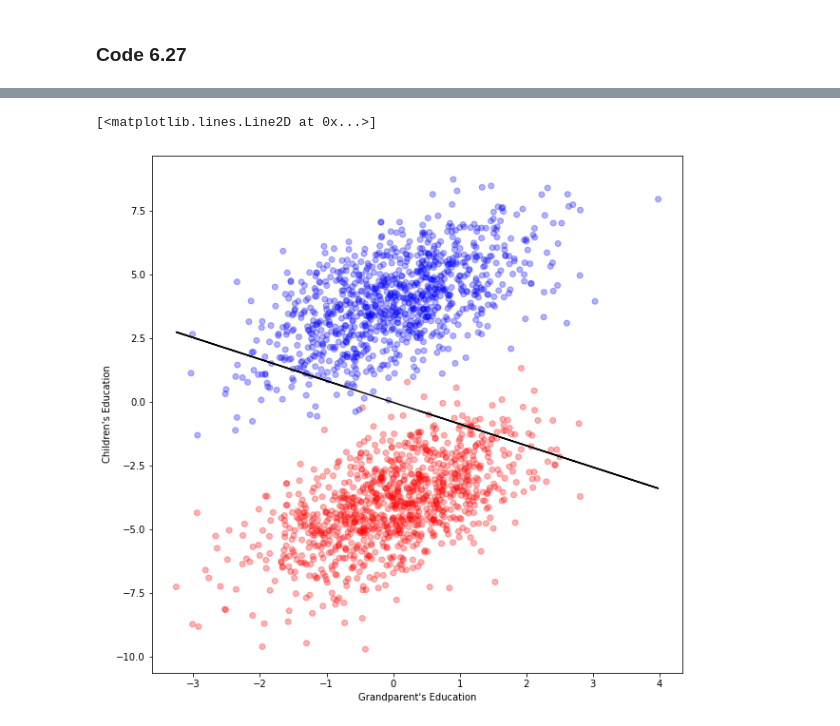
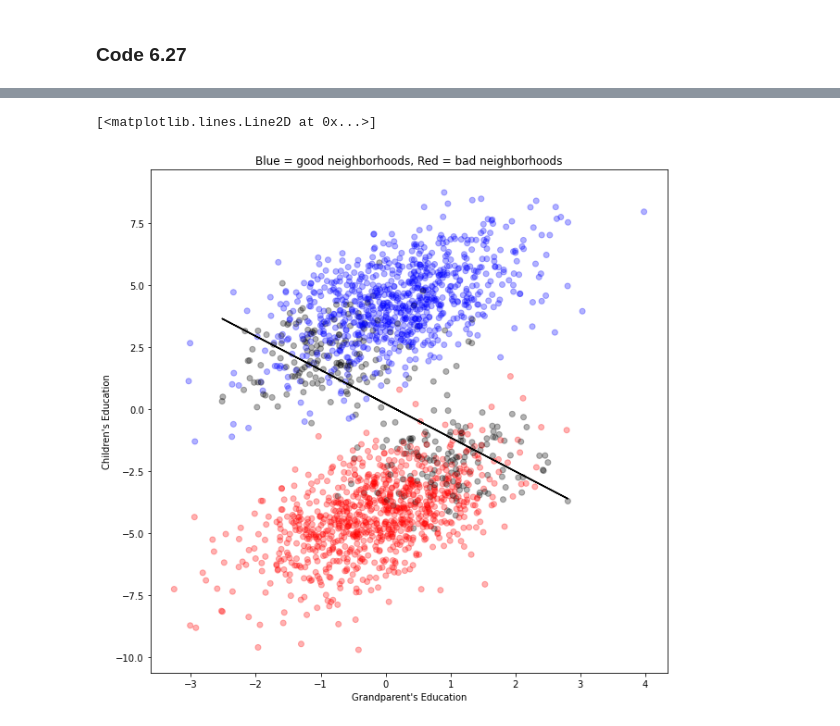
Before and after one commit to somnath1077/statistical_rethinking, a Jupyter notebook: code/ch06/nb03_collider_bias.ipynb, the cells around one changed output, grey strips where cells are left out. Drawn from its saved outputs; the diff is of its cells as text; code cells hidden in the pictures.

```diff
--- a/code/ch06/nb03_collider_bias.ipynb
+++ b/code/ch06/nb03_collider_bias.ipynb
@@ -234,17 +249,34 @@ summary_6_11 = az.summary(trace_6_11, var_names=['a', 'b_GC', 'b_PC', 'sigma'],
 a = summary_6_11.loc['a', 'mean']
 b_GC = summary_6_11.loc['b_GC', 'mean']
 b_PC = summary_6_11.loc['b_PC', 'mean']
+
+quant = df_gp['P'].quantile([0.45, 0.60])
-# %%
-fig, ax = plt.subplots(figsize=(10, 10))
-
-colors = np.where(df_gp['U'] == 1, 'b', 'r')
-ax.scatter(df_gp['G'], df_gp['C'], color=colors, alpha=0.3)
-
-ax.set_xlabel("Grandparent's Education")
-ax.set_ylabel("Children's Education")
-
-
-ax.plot(df_gp['G'], b_GC * df_gp['G'], 'k')
-# %% [output]
-[<matplotlib.lines.Line2D at 0x...>]
-[figure, removed]
+# %%
+lower = quant.loc[0.45, ]
+upper = quant.loc[0.60, ]
+
+df_gp_prime = df_gp[(df_gp['P'] >= lower) & (df_gp['P'] <= upper)]
+
+m, c = np.polyfit(df_gp_prime['G'].values, df_gp_prime['C'].values, deg=1)
+
+fig, ax = plt.subplots(figsize=(10, 10))
+
+# Blue = good neighborhoods, Red = Bad neighborhoods
+colors = np.where(df_gp['U'] == 1, 'b', 'r')
+
+# Get the index where parents have an education between the 45th and 60th percentiles
+c_idx = df_gp[(df_gp['P'] >= lower) & (df_gp['P'] <= upper)].index
+
+# Mark them black
+colors[c_idx] = 'k'
+
+ax.scatter(df_gp['G'], df_gp['C'], color=colors, alpha=0.3)
+
+ax.set_xlabel("Grandparent's Education")
+ax.set_ylabel("Children's Education")
+ax.set_title('Blue = good neighborhoods, Red = bad neighborhoods')
+
+ax.plot(df_gp_prime['G'], c + m * df_gp_prime['G'], 'k')
+# %% [output]
+[<matplotlib.lines.Line2D at 0x...>]
+[figure, added]
```
Also changed, not shown: parts of 8 cells of this notebook.
